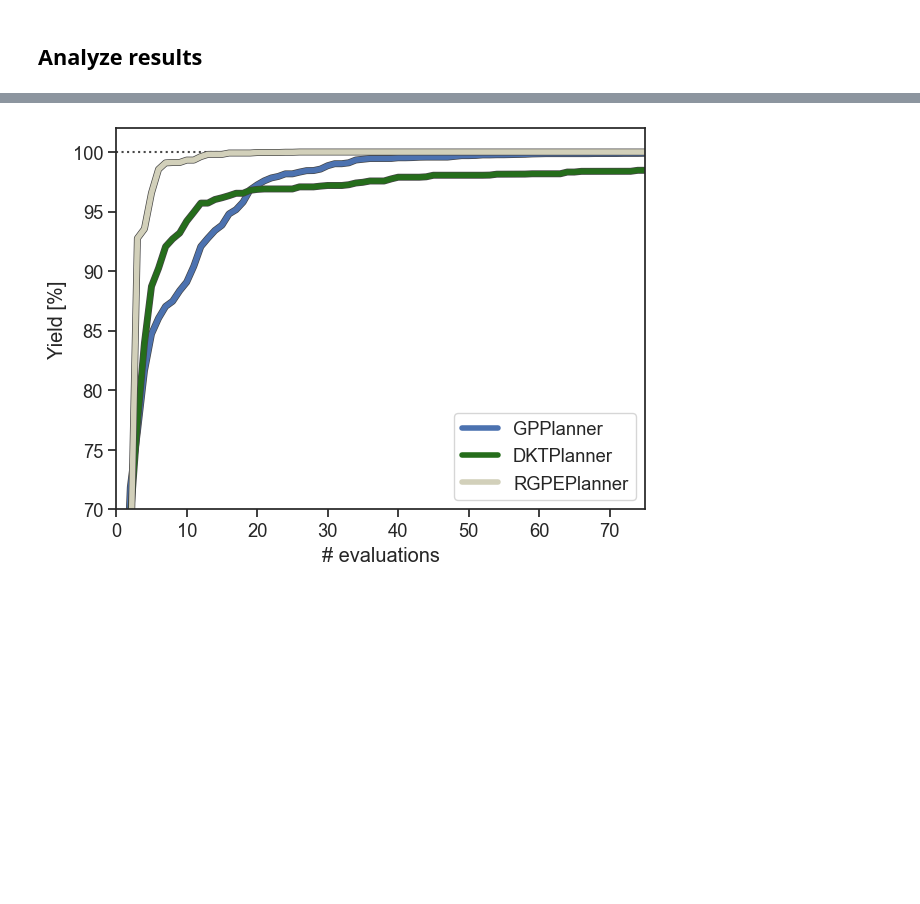
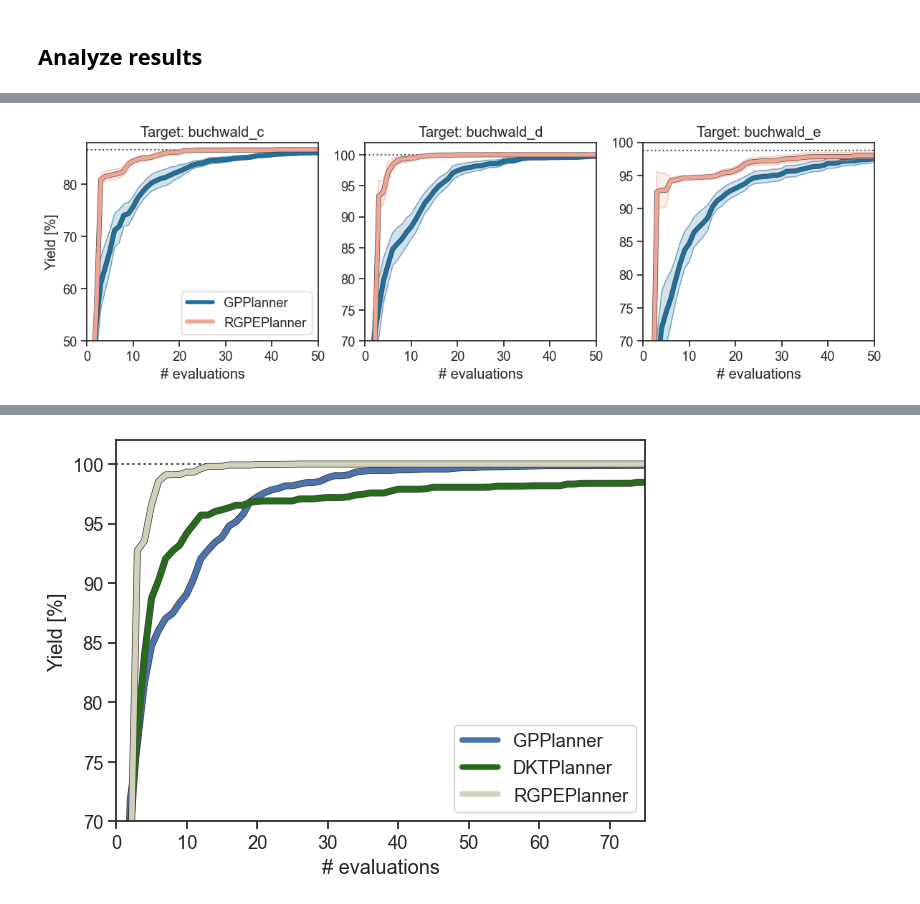
Before and after one commit to aspuru-guzik-group/atlas, a Jupyter notebook: examples/meta_learning/analysis.ipynb, the cells around one changed output, grey strips where cells are left out. Cells and saved outputs as stored; diff of their text form; code cells hidden in the pictures; blank space fills up the shorter version.

```diff
--- a/examples/meta_learning/analysis.ipynb
+++ b/examples/meta_learning/analysis.ipynb
@@ -490,3 +490,60 @@ RGPEPlanner
+# %%
+# subplots for paper
+bo_color = '#1e709f'
+rgpe_color = '#f0a594'
+
+fig, axes = plt.subplots(1, 3, figsize=(12, 4))
+axes = axes.flatten()
+
+#----------
+# TARGET C
+#----------
+plot_min_trace_mean(res_bo_c, color=bo_color, maximize=True, stde=True, unc=True, ax=axes[0], label='GPPlanner')
+plot_min_trace_mean(res_rgpe_c, color=rgpe_color, maximize=True, stde=True, unc=True, ax=axes[0], label='RGPEPlanner')
+axes[0].set_xlim(0, 50)
+axes[0].set_ylim(50, 88)
+
+axes[0].axhline(max_yield_c, c='k', ls=':', lw=1.5, alpha=0.8, zorder=1)
+
+axes[0].legend(loc='lower right')
+
+axes[0].set_xlabel('# evaluations')
+axes[0].set_ylabel('Yield [%]')
+
+axes[0].set_title('Target: buchwald_c')
+
+
+#----------
+# TARGET D
+#----------
+plot_min_trace_mean(res_bo_d, color=bo_color, maximize=True, stde=True, unc=True, ax=axes[1], label='GPPlanner')
+plot_min_trace_mean(res_rgpe_d, color=rgpe_color, maximize=True, stde=True, unc=True, ax=axes[1], label='RGPEPlanner')
+axes[1].set_xlim(0, 50)
+axes[1].set_ylim(70, 102)
+
+axes[1].axhline(max_yield_d, c='k', ls=':', lw=1.5, alpha=0.8, zorder=1)
+
+axes[1].set_xlabel('# evaluations')
+
+axes[1].set_title('Target: buchwald_d')
+
+#----------
+# TARGET E
+#----------
+plot_min_trace_mean(res_bo_e, color=bo_color, maximize=True, stde=True, unc=True, ax=axes[2], label='GPPlanner')
+plot_min_trace_mean(res_rgpe_e, color=rgpe_color, maximize=True, stde=True, unc=True, ax=axes[2], label='RGPEPlanner')
+axes[2].set_xlim(0, 50)
+axes[2].set_ylim(70, 100)
+
+axes[2].axhline(max_yield_e, c='k', ls=':', lw=1.5, alpha=0.8, zorder=1)
+
+axes[2].set_xlabel('# evaluations')
+axes[2].set_title('Target: buchwald_e')
+
+plt.tight_layout()
+plt.savefig('meta_learning_buchwald_traces.png', dpi=300)
+# %% [output]
+[figure, added]
 # %%
 #----------
 # TARGET C
```
Also changed, not shown: parts of 2 cells of this notebook, 4 other files.
